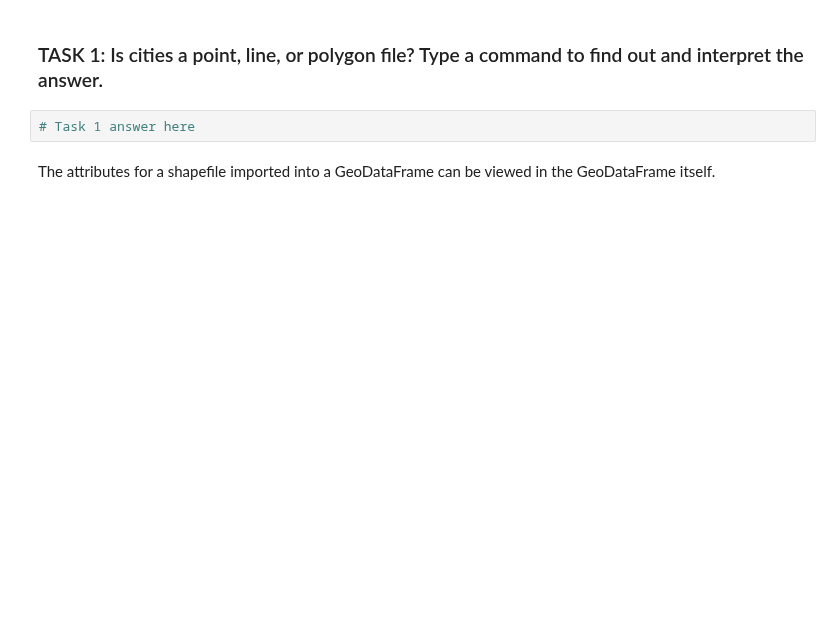
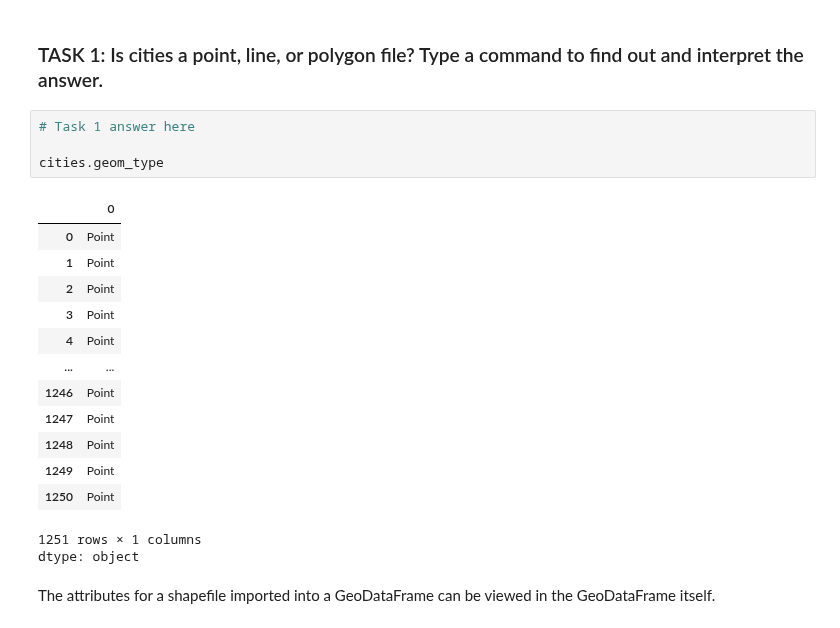
Before and after one commit to LizCarter492/EnvDatSci, a Jupyter notebook: CodeSprints/VectorData101.ipynb, the cells around one changed output. Drawn from its saved outputs; the diff is of its cells as text; blank space fills up the shorter version.

```diff
--- a/CodeSprints/VectorData101.ipynb
+++ b/CodeSprints/VectorData101.ipynb
@@ -119,6 +198,23 @@ cities = gpd.read_file(populated_places_path)
 ### TASK 1: Is cities a point, line, or polygon file? Type a command to find out and interpret the answer.
 # %%
 # Task 1 answer here
+
+cities.geom_type
+# %% [output]
+|  | 0 |
+| 0 | Point |
+| 1 | Point |
+| 2 | Point |
+| 3 | Point |
+| 4 | Point |
+| ... | ... |
+| 1246 | Point |
+| 1247 | Point |
+| 1248 | Point |
+| 1249 | Point |
+| 1250 | Point |
+1251 rows × 1 columns
+dtype: object
 # %% [markdown]
 The attributes for a shapefile imported into a GeoDataFrame can be viewed in the GeoDataFrame itself.
 # %%
```
Also changed, not shown: parts of 12 cells of this notebook.
